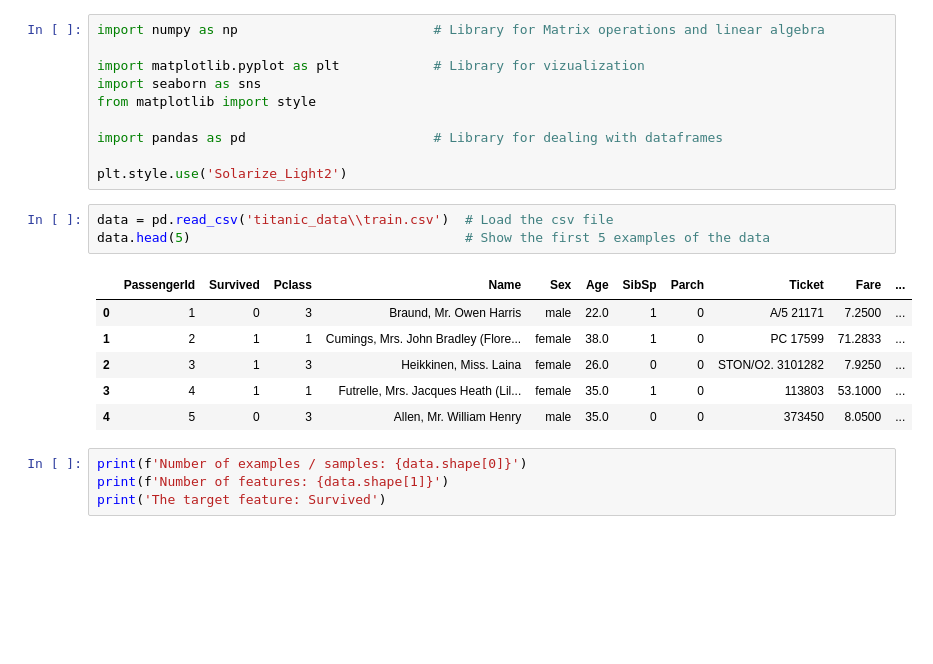
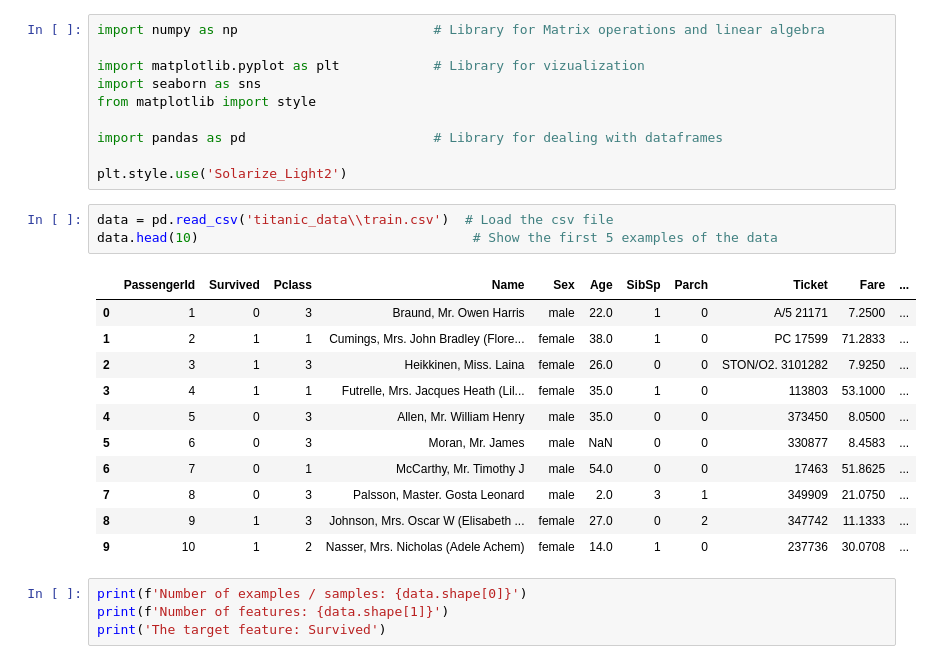
Before and after one commit to gdsc-insat/Machine-Learning-Department, a Jupyter notebook: Workshops/Python for Machine Learning/Introduction to AI ML/Titanic - Machine Learning from Disaster Example (Preview).ipynb, the cells around one changed output. Saved outputs shown, nothing was run; the diff lists cells and outputs as text; blank space fills up the shorter version.

```diff
--- a/Workshops/Python for Machine Learning/Introduction to AI ML/Titanic - Machine Learning from Disaster Example (Preview).ipynb
+++ b/Workshops/Python for Machine Learning/Introduction to AI ML/Titanic - Machine Learning from Disaster Example (Preview).ipynb
@@ -25,14 +25,19 @@ import pandas as pd                        # Library for dealing with dataframes
 plt.style.use('Solarize_Light2')
 # %%
 data = pd.read_csv('titanic_data\\train.csv')  # Load the csv file
-data.head(5)                                   # Show the first 5 examples of the data
+data.head(10)                                   # Show the first 5 examples of the data
 # %% [output]
 |  | PassengerId | Survived | Pclass | Name | Sex | Age | SibSp | Parch | Ticket | Fare | ... |
 | 0 | 1 | 0 | 3 | Braund, Mr. Owen Harris | male | 22.0 | 1 | 0 | A/5 21171 | 7.2500 | ... |
 | 1 | 2 | 1 | 1 | Cumings, Mrs. John Bradley (Flore... | female | 38.0 | 1 | 0 | PC 17599 | 71.2833 | ... |
 | 2 | 3 | 1 | 3 | Heikkinen, Miss. Laina | female | 26.0 | 0 | 0 | STON/O2. 3101282 | 7.9250 | ... |
 | 3 | 4 | 1 | 1 | Futrelle, Mrs. Jacques Heath (Lil... | female | 35.0 | 1 | 0 | 113803 | 53.1000 | ... |
 | 4 | 5 | 0 | 3 | Allen, Mr. William Henry | male | 35.0 | 0 | 0 | 373450 | 8.0500 | ... |
+| 5 | 6 | 0 | 3 | Moran, Mr. James | male | NaN | 0 | 0 | 330877 | 8.4583 | ... |
+| 6 | 7 | 0 | 1 | McCarthy, Mr. Timothy J | male | 54.0 | 0 | 0 | 17463 | 51.8625 | ... |
+| 7 | 8 | 0 | 3 | Palsson, Master. Gosta Leonard | male | 2.0 | 3 | 1 | 349909 | 21.0750 | ... |
+| 8 | 9 | 1 | 3 | Johnson, Mrs. Oscar W (Elisabeth ... | female | 27.0 | 0 | 2 | 347742 | 11.1333 | ... |
+| 9 | 10 | 1 | 2 | Nasser, Mrs. Nicholas (Adele Achem) | female | 14.0 | 1 | 0 | 237736 | 30.0708 | ... |
 # %%
 print(f'Number of examples / samples: {data.shape[0]}')
 print(f'Number of features: {data.shape[1]}')
```
Also changed, not shown: 5 other files.
